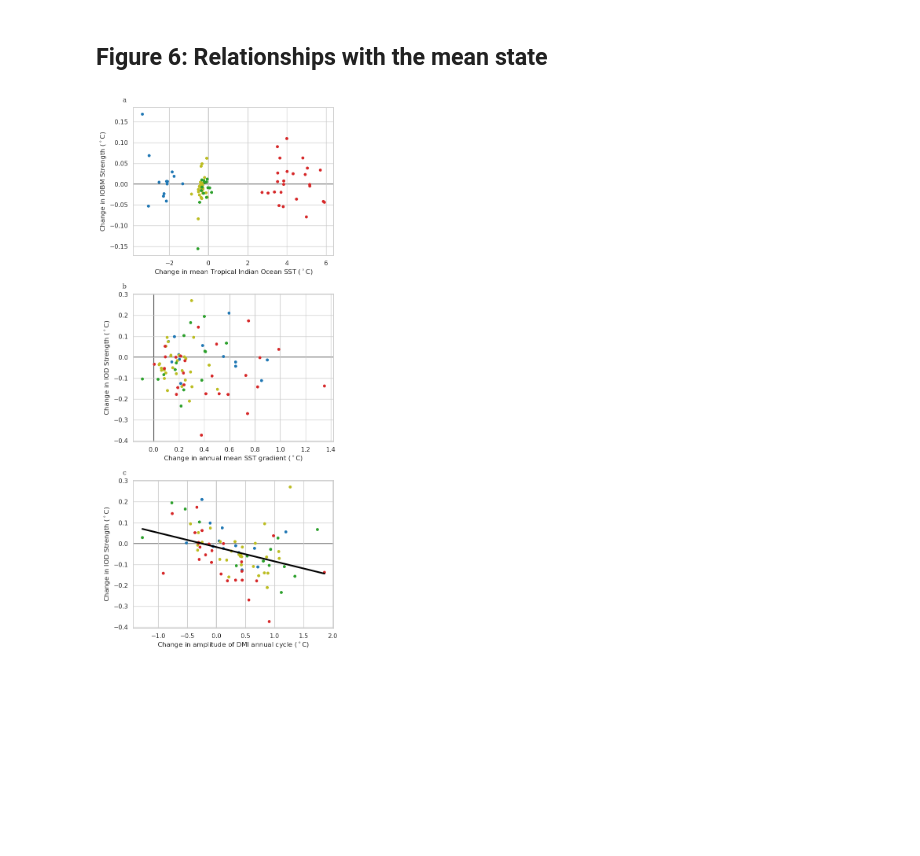
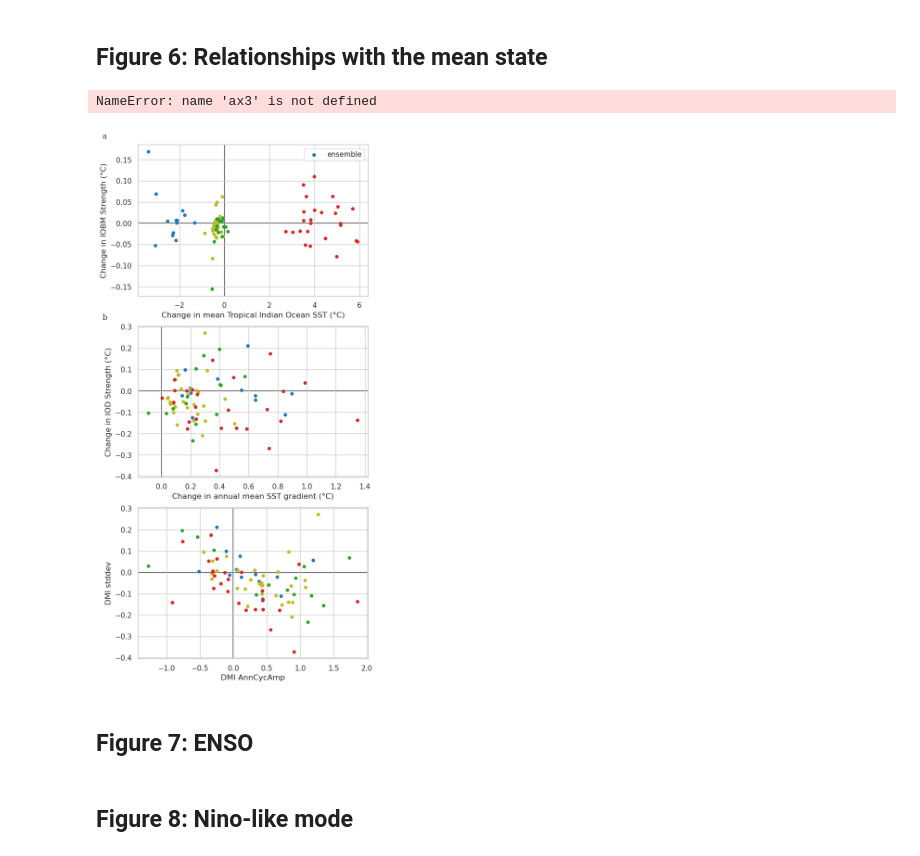
Before and after one commit to pmip4/IndianOceanVariability, a Jupyter notebook: figs_4_6_7_8.ipynb, the cells around one changed output. Saved outputs shown, nothing was run; the diff lists cells and outputs as text; code cells hidden in the pictures; blank space fills up the shorter version.

```diff
--- a/figs_4_6_7_8.ipynb
+++ b/figs_4_6_7_8.ipynb
@@ -178,43 +178,46 @@ all_diffs['color'] = all_diffs['color'].map({'lgm':'tab:blue',
 # %%
 fig6=plt.figure(figsize=(6.4, 14.4))
 trans = mtransforms.ScaledTranslation(-20/72, 7/72, fig6.dpi_scale_trans)
 
 ax1=fig6.add_subplot(311)
-all_diffs.plot.scatter(x='TIO mean',y='IOBM',c='color',ax=ax1)
+all_diffs.plot.scatter(x='TIO mean',y='IOBM',c='color',label='ensemble',ax=ax1)
 ax1.axhline(0,color='black',zorder=-1)
 ax1.axvline(0,color='black',zorder=-1)
-ax1.text(0.0, 1.0,"a", transform=ax1.transAxes + trans,
+ax1.text(-0.1, 1.0,"a", transform=ax1.transAxes + trans,
             fontsize='medium', va='bottom', fontfamily='serif')
-ax1.set_ylabel('Change in IOBM Strength ($^\circ$C)')
-ax1.set_xlabel('Change in mean Tropical Indian Ocean SST ($^\circ$C)')
+ax1.set_ylabel(u'Change in IOBM Strength (\u00B0C)')
+ax1.set_xlabel(u'Change in mean Tropical Indian Ocean SST (\u00B0C)')
 
 ax2=fig6.add_subplot(312)
 all_diffs.plot.scatter(x='DMI mean',y='DMI stddev',c='color',ax=ax2)
 ax2.axhline(0,color='black',zorder=-1)
 ax2.axvline(0,color='black',zorder=-1)
-ax2.text(0.0, 1.0,"b", transform=ax2.transAxes + trans,
+ax2.text(-0.1, 1.0,"b", transform=ax2.transAxes + trans,
             fontsize='medium', va='bottom', fontfamily='serif')
-ax2.set_ylabel('Change in IOD Strength ($^\circ$C)')
-ax2.set_xlabel('Change in annual mean SST gradient ($^\circ$C)')
+ax2.set_ylabel(u'Change in IOD Strength (\u00B0C)')
+ax2.set_xlabel(u'Change in annual mean SST gradient (\u00B0C)')
 
 
 
-ax3=fig6.add_subplot(313)
-all_diffs.plot.scatter(x='DMI AnnCycAmp',y='DMI stddev',c='color',ax=ax3)
-ax3.axhline(0,color='black',zorder=-1)
-ax3.axvline(0,color='black',zorder=-1)
-ax3.text(0.0, 1.0,"c", transform=ax3.transAxes + trans,
+ax4=fig6.add_subplot(313)
+all_diffs.plot.scatter(x='DMI AnnCycAmp',y='DMI stddev',c='color',ax=ax4)
+ax4.axhline(0,color='black',zorder=-1)
+ax4.axvline(0,color='black',zorder=-1)
+ax3.text(-0.1, 1.0,"c", transform=ax3.transAxes + trans,
             fontsize='medium', va='bottom', fontfamily='serif')
-ax3.set_ylabel('Change in IOD Strength ($^\circ$C)')
-ax3.set_xlabel('Change in amplitude of DMI annual cycle ($^\circ$C)')
+ax3.set_ylabel(u'Change in IOD Strength (\u00B0C)')
+ax3.set_xlabel(u'Change in amplitude of DMI annual cycle (\u00B0C)')
 z = np.polyfit(all_diffs['DMI AnnCycAmp'],all_diffs['DMI stddev'], 1)
 p = np.poly1d(z)
 straight=np.array([min(all_diffs['DMI AnnCycAmp']),max(all_diffs['DMI AnnCycAmp'])])
 plt.plot(straight,p(straight),color='black',linewidth=3)
 
 fig6.tight_layout()
 plt.show()
 fig6.savefig('plots-pretty/mean-state.png')
 fig6.savefig('plots-pretty/mean-state.pdf')
 # %% [output]
+NameError: name 'ax3' is not defined
-[figure, old version]
+[figure, new version]
+# %% [markdown]
+## Figure 7: ENSO
@@ -220,0 +287,2 @@ fig6.savefig('plots-pretty/mean-state.pdf')
+# %% [markdown]
+## Figure 8: Nino-like mode
```
Also changed, not shown: parts of 2 cells of this notebook, 7 other files.
